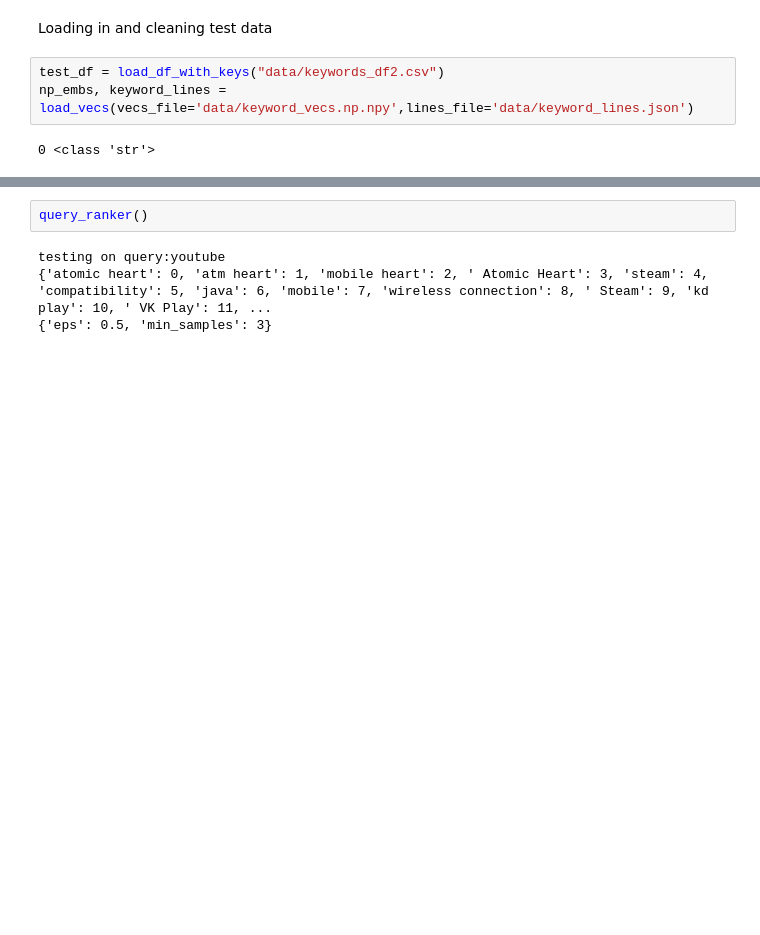
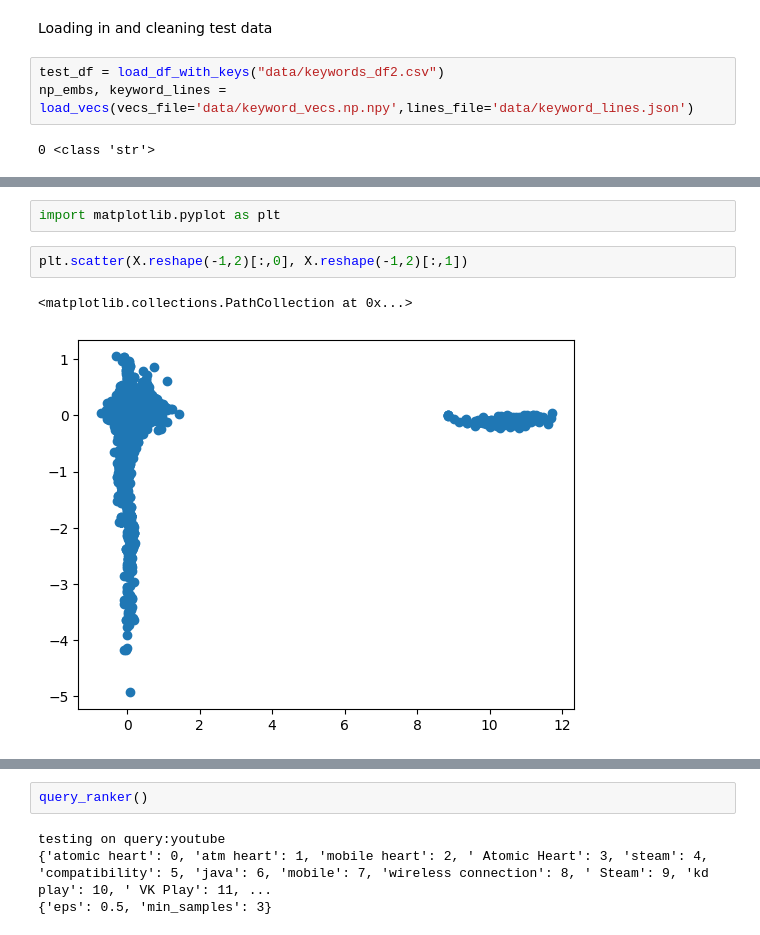
Before and after one commit to anna-02/549proj, a Jupyter notebook: clustering.ipynb, the cells around one changed output, grey strips where cells are left out. Drawn from its saved outputs; the diff is of its cells as text; blank space fills up the shorter version.

```diff
--- a/clustering.ipynb
+++ b/clustering.ipynb
@@ -38,3 +122,10 @@ test_df[KEYS_FOR_RES]
+# %%
+import matplotlib.pyplot as plt
+# %%
+plt.scatter(X.reshape(-1,2)[:,0], X.reshape(-1,2)[:,1])
+# %% [output]
+<matplotlib.collections.PathCollection at 0x...>
+[figure, added]
 # %%
 
 def get_clusters(queries_df, word_dict, embeddings_np, method="dbscan", **dbscan_args):
```
Also changed, not shown: parts of 10 cells of this notebook, 2 other files.
